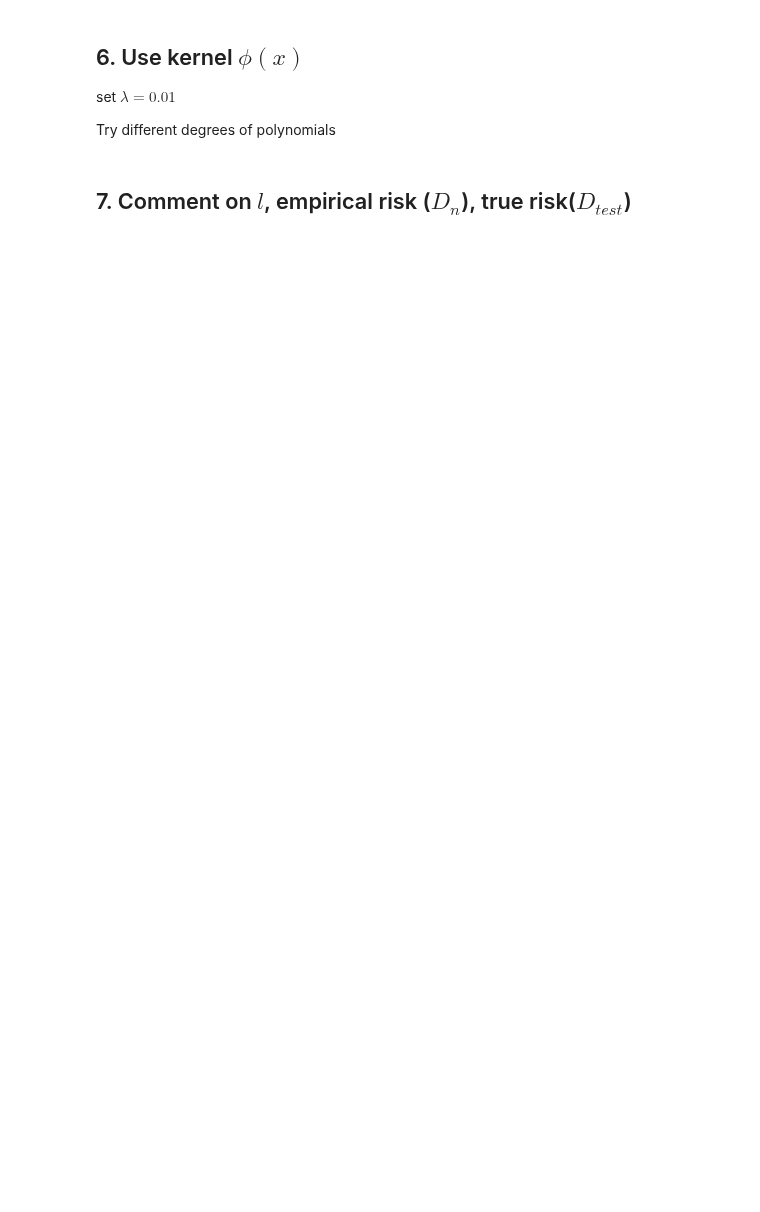
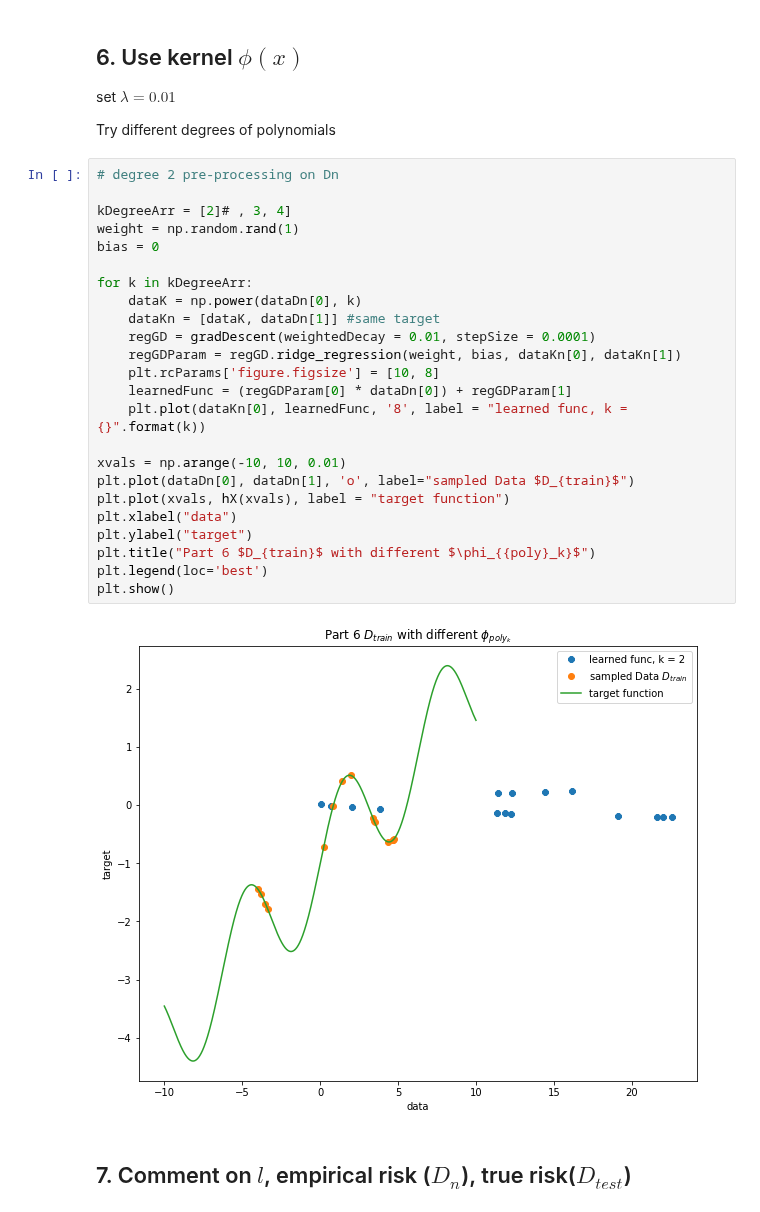
Before and after one commit to violetguos/ift6390, a Jupyter notebook: Homework 2/Practical.ipynb, the cells around one changed output. Cells and saved outputs as stored; diff of their text form; blank space fills up the shorter version.

```diff
--- a/Homework 2/Practical.ipynb
+++ b/Homework 2/Practical.ipynb
@@ -103,5 +159,31 @@ Plot $\lambda$  on x-axis, avg((f(X) - target)^2)
 set $\lambda = 0.01$
 
 Try different degrees of polynomials
+# %%
+# degree 2 pre-processing on Dn
+
+kDegreeArr = [2]# , 3, 4]
+weight = np.random.rand(1)
+bias = 0
+
+for k in kDegreeArr:
+    dataK = np.power(dataDn[0], k)
+    dataKn = [dataK, dataDn[1]] #same target
+    regGD = gradDescent(weightedDecay = 0.01, stepSize = 0.0001)
+    regGDParam = regGD.ridge_regression(weight, bias, dataKn[0], dataKn[1])
+    plt.rcParams['figure.figsize'] = [10, 8]
+    learnedFunc = (regGDParam[0] * dataDn[0]) + regGDParam[1]
+    plt.plot(dataKn[0], learnedFunc, '8', label = "learned func, k = {}".format(k))
+
+xvals = np.arange(-10, 10, 0.01)
+plt.plot(dataDn[0], dataDn[1], 'o', label="sampled Data $D_{train}$")
+plt.plot(xvals, hX(xvals), label = "target function")
+plt.xlabel("data")
+plt.ylabel("target")
+plt.title("Part 6 $D_{train}$ with different $\phi_{{poly}_k}$")
+plt.legend(loc='best')
+plt.show()
+# %% [output]
+[figure, added]
 # %% [markdown]
 ## 7. Comment on $l$, empirical risk ($D_n$), true risk($D_{test}$)
```
Also changed, not shown: parts of 4 cells of this notebook.
